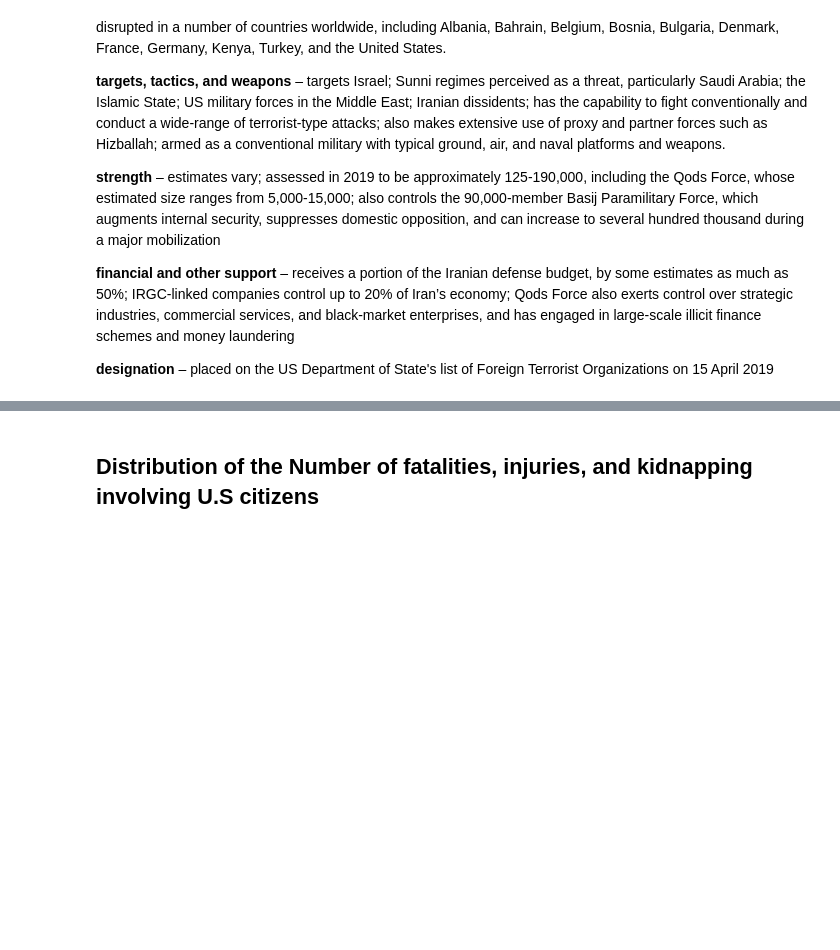
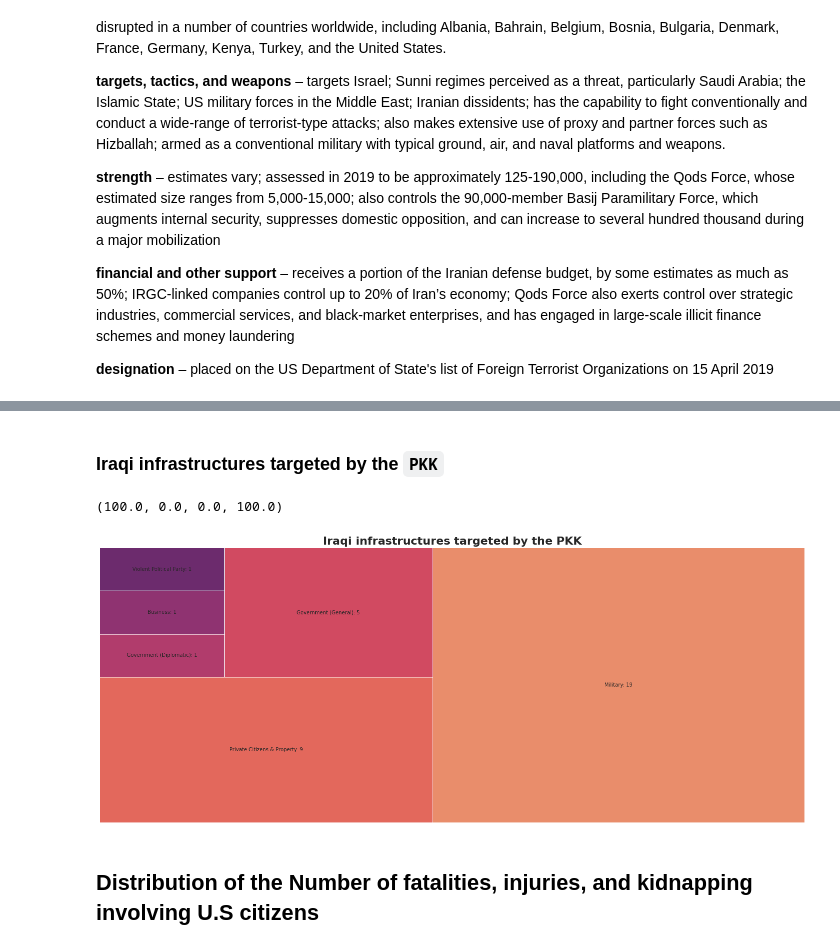
Before and after one commit to ratmadjads/DSC680, a Jupyter notebook: notebooks/DSC680_MileStoneThree_AtmadjaRio.ipynb, the cells around one changed output, grey strips where cells are left out. Drawn from its saved outputs; the diff is of its cells as text; code cells hidden in the pictures; blank space fills up the shorter version.

```diff
--- a/notebooks/DSC680_MileStoneThree_AtmadjaRio.ipynb
+++ b/notebooks/DSC680_MileStoneThree_AtmadjaRio.ipynb
@@ -423,0 +451,3 @@ pd.DataFrame({'Ransom Paid': isil_df['ransompaid'].sum(),
+# %%
+pkk_df: DataFrame = iraq_df[iraq_df.gname.apply(lambda gname: 'PKK' in gname)]
+pkk_df.pivot_table(values='nkill', index='attacktype1_txt', columns=['targtype1_txt'], aggfunc='sum').replace({np.nan:0})
@@ -424,3 +500,14 @@ pd.DataFrame({'Ransom Paid': isil_df['ransompaid'].sum(),
+# %% [markdown]
+### **Iraqi infrastructures targeted by the `PKK`**
+# %%
+infrastructures,  n_attack = zip(*pkk_df.query("success == 1 ")['targtype1_txt'].value_counts().to_dict().items())
+ax = squarify.plot(label=list(map(lambda x: f"{x[0]}: {x[-1]}" ,zip(infrastructures, n_attack))), sizes=list(n_attack), color=sns.color_palette(palette='flare', n_colors=6))
+ax.set_title("Iraqi infrastructures targeted by the PKK", fontweight='bold', fontsize=22)
+ax.invert_xaxis()
+ax.axis('off')
+# %% [output]
+(100.0, 0.0, 0.0, 100.0)
+[figure, added]
 # %% [markdown]
 ## **Distribution of the Number of fatalities, injuries, and kidnapping involving U.S citizens**
 # %%
```
Also changed, not shown: parts of 9 cells of this notebook.
